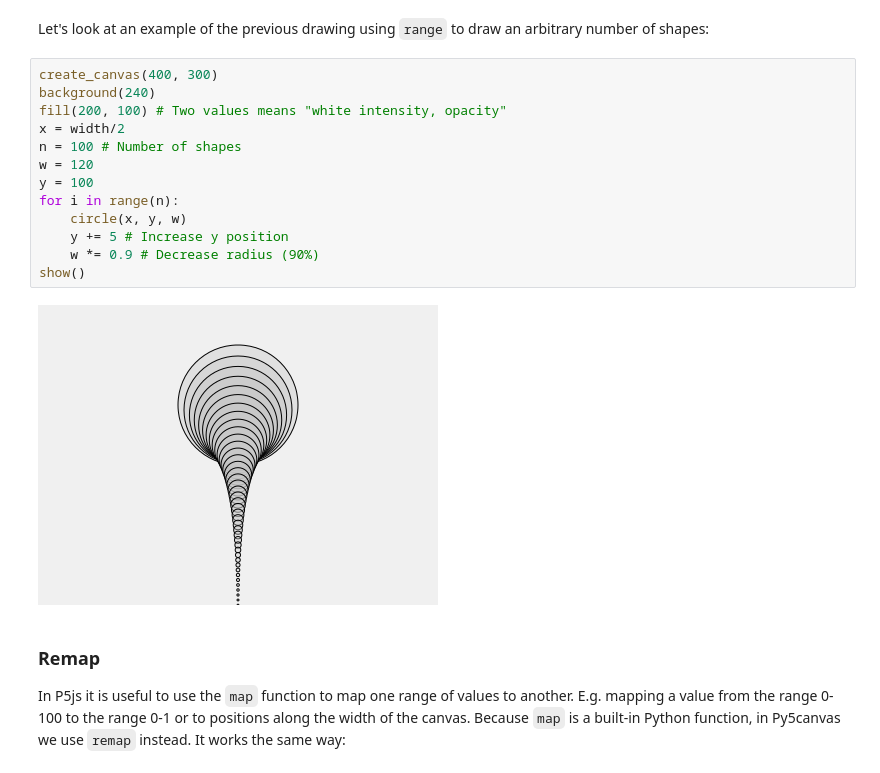
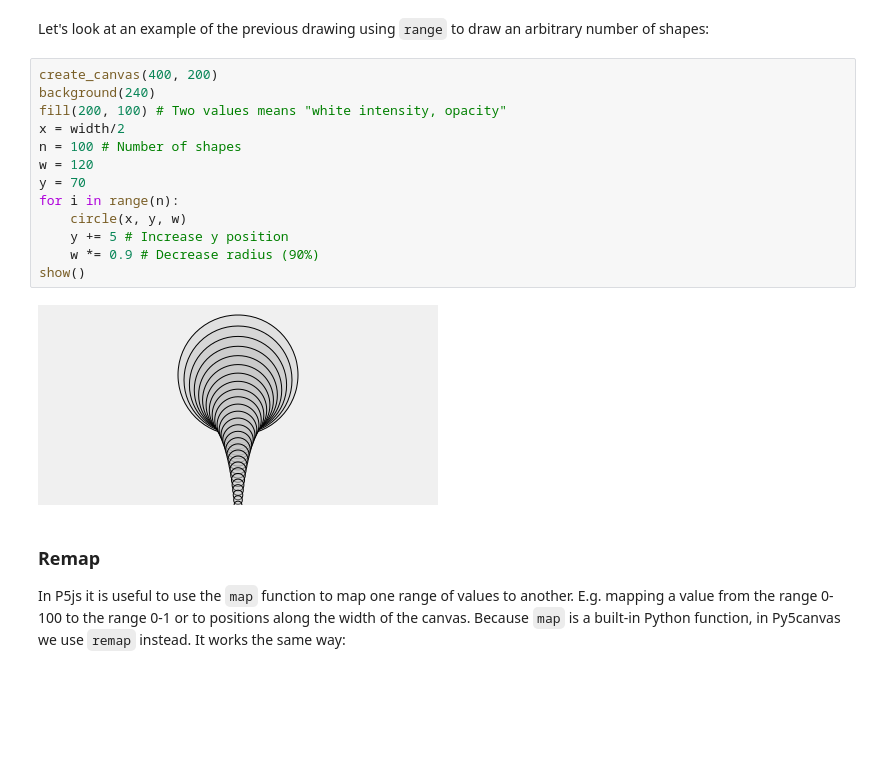
Before and after one commit to Mtj2042/generative_drawing, a Jupyter notebook: ug/week3/week3_vector_drawing.ipynb, the cells around one changed output. Saved outputs shown, nothing was run; the diff lists cells and outputs as text; blank space fills up the shorter version.

```diff
--- a/ug/week3/week3_vector_drawing.ipynb
+++ b/ug/week3/week3_vector_drawing.ipynb
@@ -233,20 +233,20 @@ You can also create [different types of ranges](https://www.w3schools.com/python
 # %% [markdown]
 Let's look at an example of the previous drawing using `range` to draw an arbitrary number of shapes:
 # %%
-create_canvas(400, 300)
+create_canvas(400, 200)
 background(240)
 fill(200, 100) # Two values means "white intensity, opacity"
 x = width/2
 n = 100 # Number of shapes
 w = 120
-y = 100
+y = 70
 for i in range(n):
     circle(x, y, w)
     y += 5 # Increase y position
     w *= 0.9 # Decrease radius (90%)
 show()
 # %% [output]
-[figure, old version]
+[figure, new version]
 # %% [markdown]
 ### Remap
 In P5js it is useful to use the `map` function to map one range of values to another. E.g. mapping a value from the range 0-100 to the range 0-1 or to positions along the width of the canvas. Because `map` is a built-in Python function, in Py5canvas we use `remap` instead. It works the same way:
```
Also changed, not shown: parts of 17 cells of this notebook, 1 other file.
